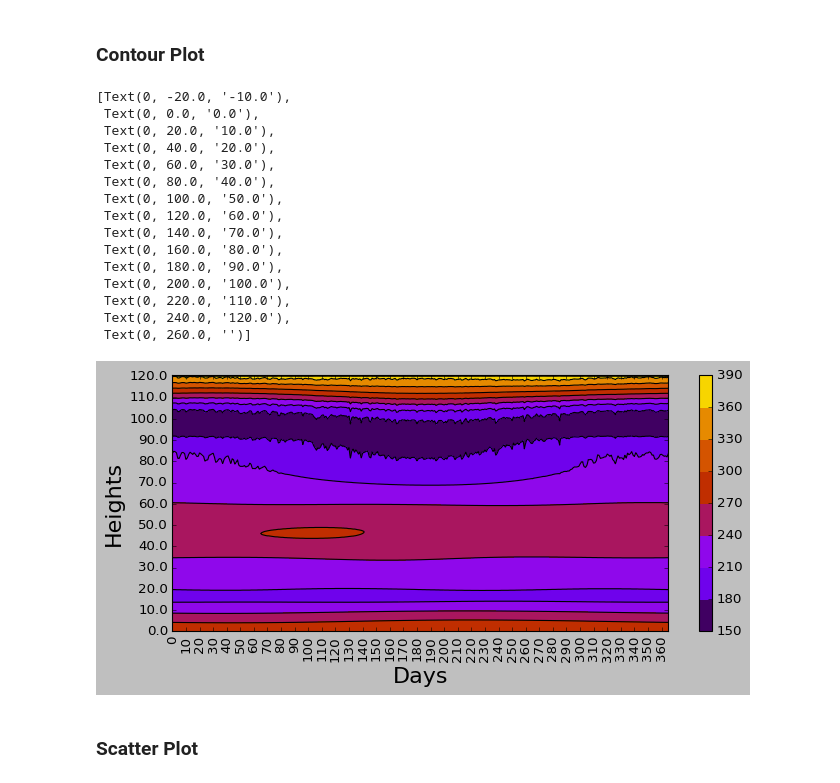
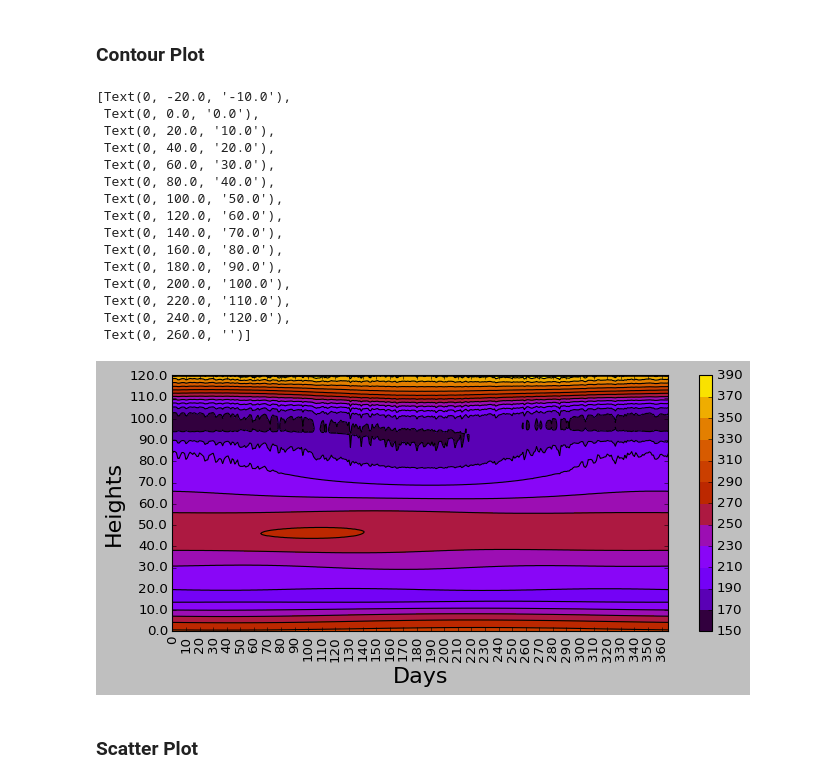
Before and after one commit to alinadevkota/DataViz, a Jupyter notebook: notebooks/load_and_visualize.ipynb, the cells around one changed output. Cells and saved outputs as stored; diff of their text form; code cells hidden in the pictures.

Commit message:
change number of contours and contour colors

```diff
--- a/notebooks/load_and_visualize.ipynb
+++ b/notebooks/load_and_visualize.ipynb
@@ -253,40 +253,43 @@ contour_data= np.vstack((contour_data,contour_data[0])) # done from example code
 
 plt.style.use('classic') # style from rejina.ipynb
 fig,ax = plt.subplots(1, figsize=(10,4))
-cs = ax.contourf(contour_data, cmap='gnuplot') # style from rejina.ipynb
-fig.colorbar(cs)
-ax.contour(contour_data, colors='k') # colors from rejina.ipynb
+gap = 20
+levels = np.arange(150,391,gap)
+cs = ax.contourf(contour_data, levels=levels, cmap='gnuplot') # style from rejina.ipynb
+cbar = fig.colorbar(cs)
+cbar.set_ticks(levels)
+ax.contour(contour_data, levels=levels, colors='k') # colors from rejina.ipynb
 
 # uncomment following to set dashed lines like grid, change the ranges as per need
 # ax.hlines(range(0,241, 50),0,365,linestyle='--')
 # ax.vlines(range(0,365, 25),0,241,linestyle='--')
 
 ax.set_xlabel("Days", fontsize=20)
 ax.set_ylabel("Heights", fontsize=20)
 
 ax.xaxis.set_major_locator(MultipleLocator(10)) # put ticks in x-axis for every 10 points
 ax.set_xticklabels(ax.get_xticks().astype(int), rotation = 90)
 
 # todo: write understandable code segment for following
 ax.yaxis.set_major_locator(MultipleLocator(20))
 ax.set_yticklabels(np.arange(heights[0]-10, heights[-1]+1, 10))
 # %% [output]
 [Text(0, -20.0, '-10.0'),
  Text(0, 0.0, '0.0'),
  Text(0, 20.0, '10.0'),
  Text(0, 40.0, '20.0'),
  Text(0, 60.0, '30.0'),
  Text(0, 80.0, '40.0'),
  Text(0, 100.0, '50.0'),
  Text(0, 120.0, '60.0'),
  Text(0, 140.0, '70.0'),
  Text(0, 160.0, '80.0'),
  Text(0, 180.0, '90.0'),
  Text(0, 200.0, '100.0'),
  Text(0, 220.0, '110.0'),
  Text(0, 240.0, '120.0'),
  Text(0, 260.0, '')]
-[figure, old version]
+[figure, new version]
 # %% [markdown]
 ### Scatter Plot
 # %%
```
